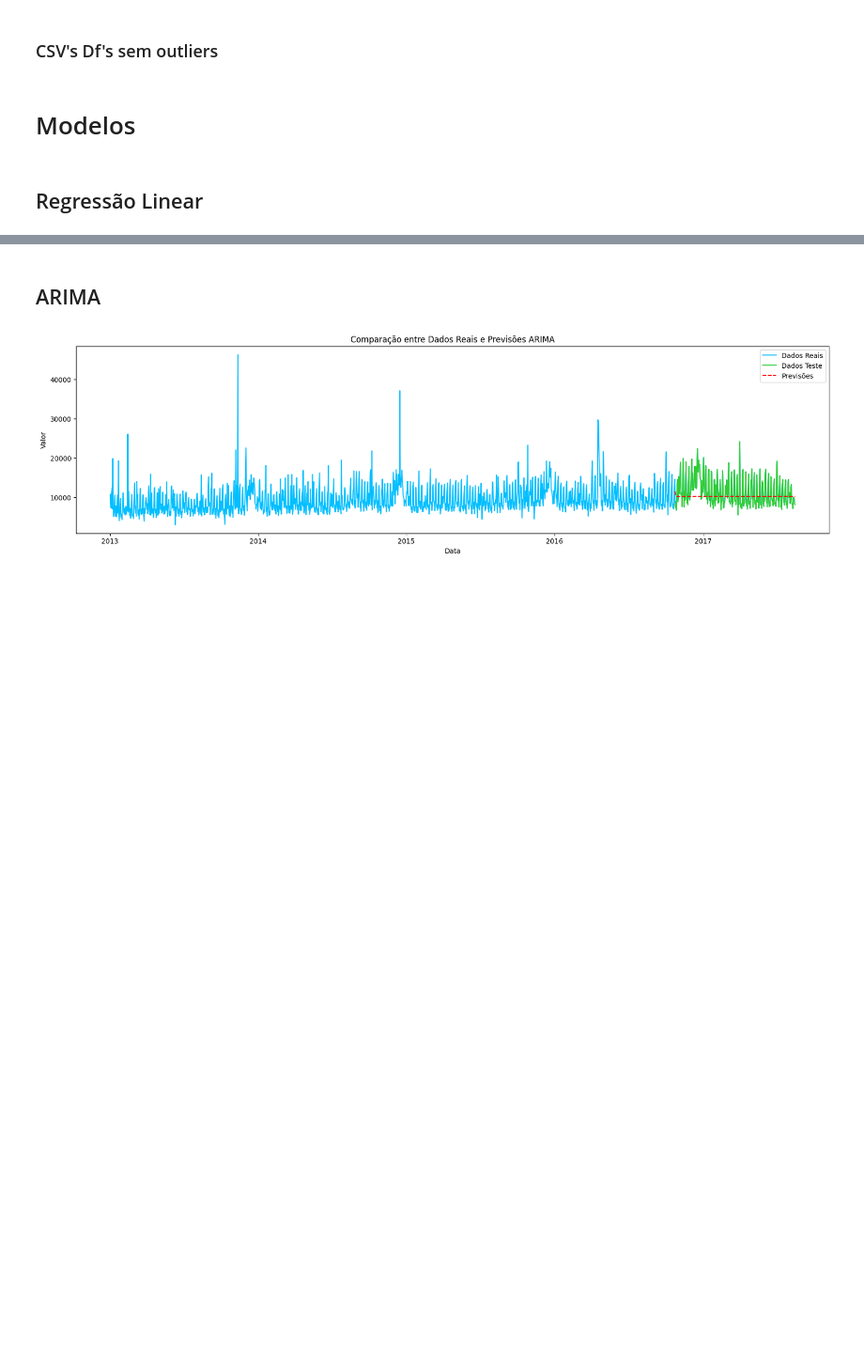
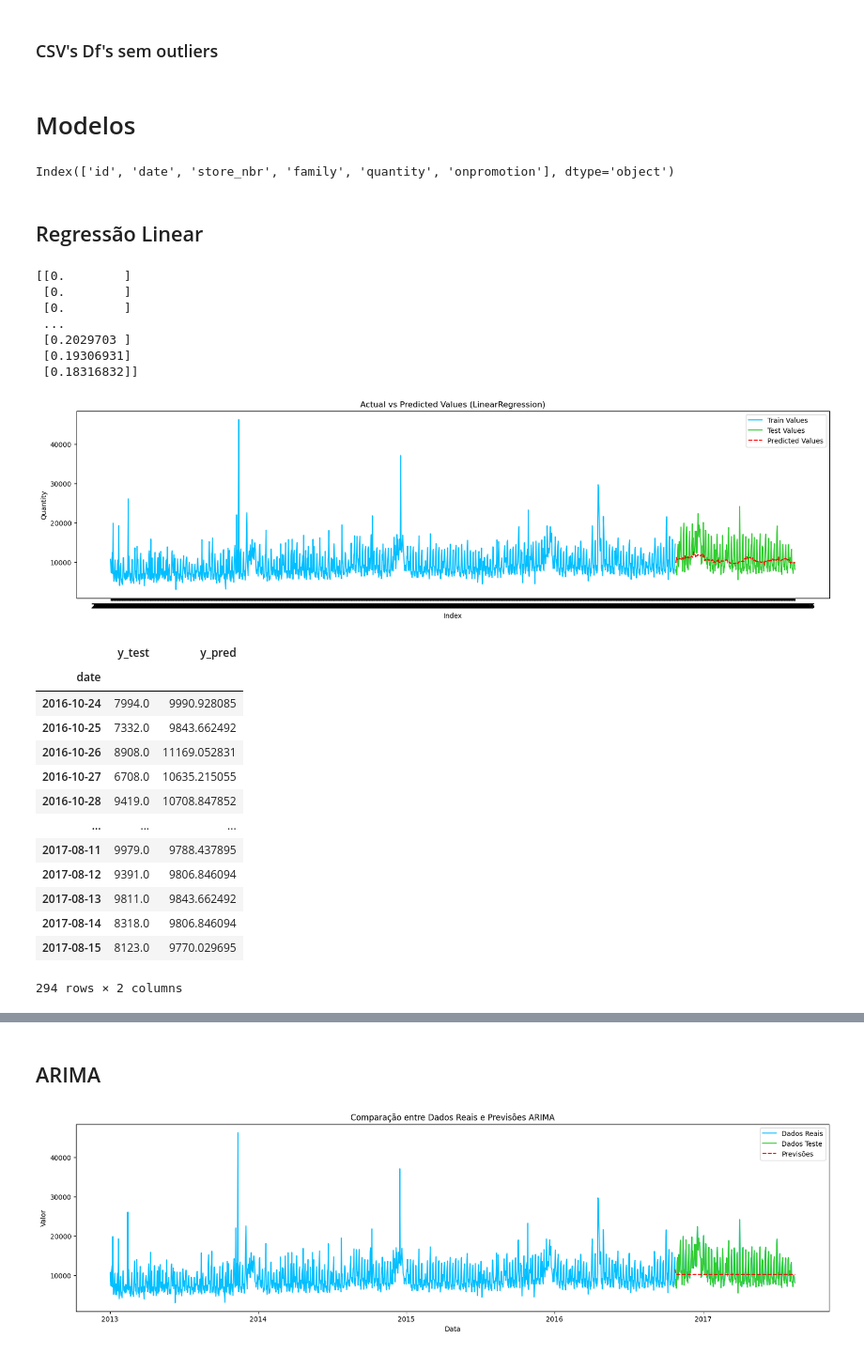
Before and after one commit to kamilyassis/previsao_vendas, a Jupyter notebook: analise_grocery.ipynb, the cells around one changed output, grey strips where cells are left out. Shown at 94% size. Cells and saved outputs as stored; diff of their text form; code cells hidden in the pictures; blank space fills up the shorter version.

```diff
--- a/analise_grocery.ipynb
+++ b/analise_grocery.ipynb
@@ -388,5 +388,9 @@ def metricas(y_true, y_pred):
     print(f'R2: {r2}')
 '''
     return r2, mse, rmse, mape
+# %%
+df.columns
+# %% [output]
+Index(['id', 'date', 'store_nbr', 'family', 'quantity', 'onpromotion'], dtype='object')
 # %% [markdown]
 ## Regressão Linear
@@ -392,0 +447,26 @@ def metricas(y_true, y_pred):
+# %%
+y_train_LR, y_test_LR, y_pred_LR = calling_LR('GROCERY I')
+compare_LR(y_train_LR, y_test_LR, y_pred_LR)
+# %% [output]
+[[0.        ]
+ [0.        ]
+ [0.        ]
+ ...
+ [0.2029703 ]
+ [0.19306931]
+ [0.18316832]]
+[figure, added]
+|  | y_test | y_pred |
+| date |  |  |
+| 2016-10-24 | 7994.0 | 9990.928085 |
+| 2016-10-25 | 7332.0 | 9843.662492 |
+| 2016-10-26 | 8908.0 | 11169.052831 |
+| 2016-10-27 | 6708.0 | 10635.215055 |
+| 2016-10-28 | 9419.0 | 10708.847852 |
+| ... | ... | ... |
+| 2017-08-11 | 9979.0 | 9788.437895 |
+| 2017-08-12 | 9391.0 | 9806.846094 |
+| 2017-08-13 | 9811.0 | 9843.662492 |
+| 2017-08-14 | 8318.0 | 9806.846094 |
+| 2017-08-15 | 8123.0 | 9770.029695 |
+294 rows × 2 columns
```
Also changed, not shown: parts of 10 cells of this notebook.
